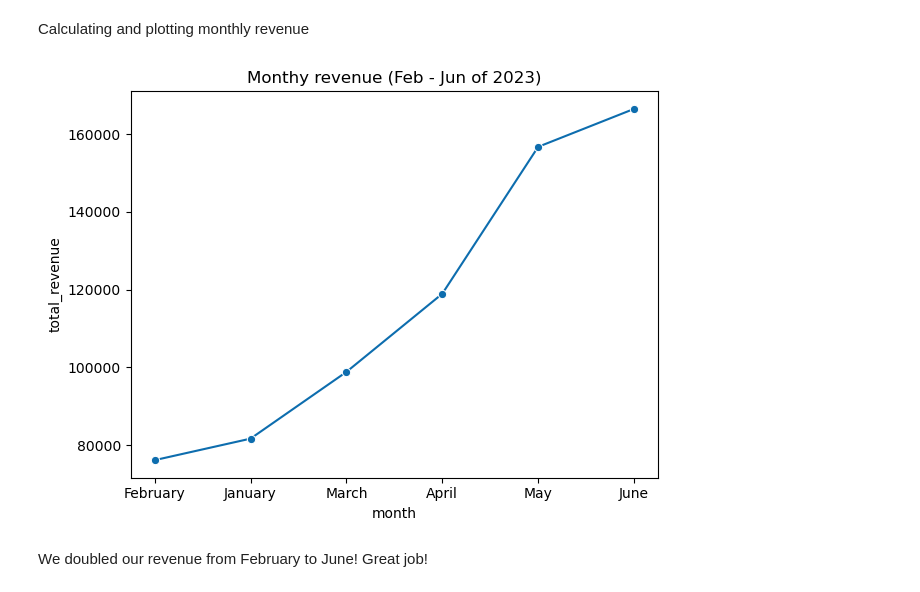
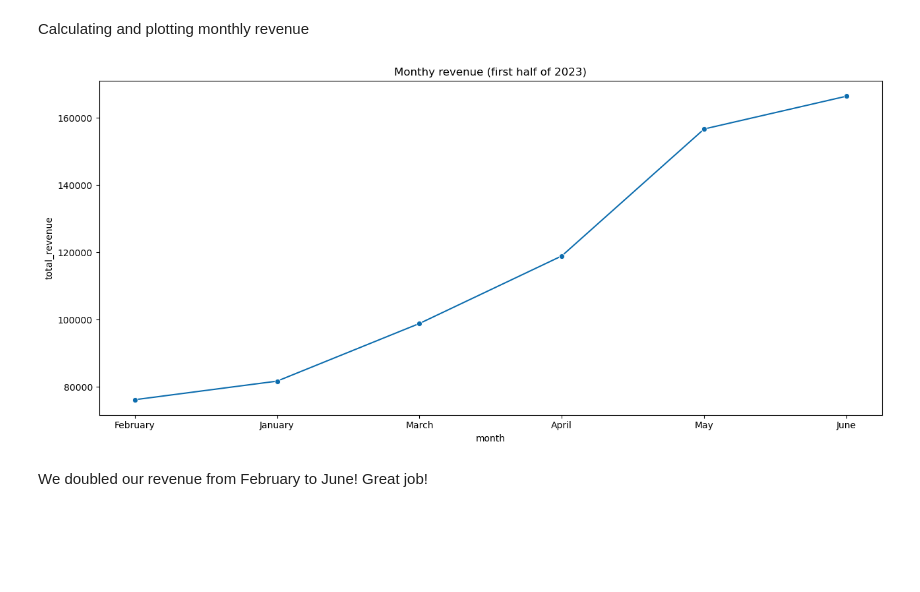
Before and after one commit to kayukovzakhar/coffe-shops, a Jupyter notebook: CoffeeShops.ipynb, the cells around one changed output. Saved outputs shown, nothing was run; the diff lists cells and outputs as text; code cells hidden in the pictures; blank space fills up the shorter version.

```diff
--- a/CoffeeShops.ipynb
+++ b/CoffeeShops.ipynb
@@ -380,11 +382,12 @@ Calculating and plotting monthly revenue
 # %%
 monthly_revenue = df.groupby('month')['total_revenue'].sum().reset_index().sort_values(by='total_revenue')
 
+fig, ax = plt.subplots(figsize=(13, 6))
 sns.lineplot(data=monthly_revenue, x='month', y ='total_revenue', marker="o")
-plt.title("Monthy revenue (Feb - Jun of 2023)")
+plt.title("Monthy revenue (first half of 2023)")
 plt.tight_layout()
 plt.show()
 # %% [output]
-[figure, old version]
+[figure, new version]
 # %% [markdown]
 We doubled our revenue from February to June! Great job!
```
Also changed, not shown: parts of 12 cells of this notebook.
